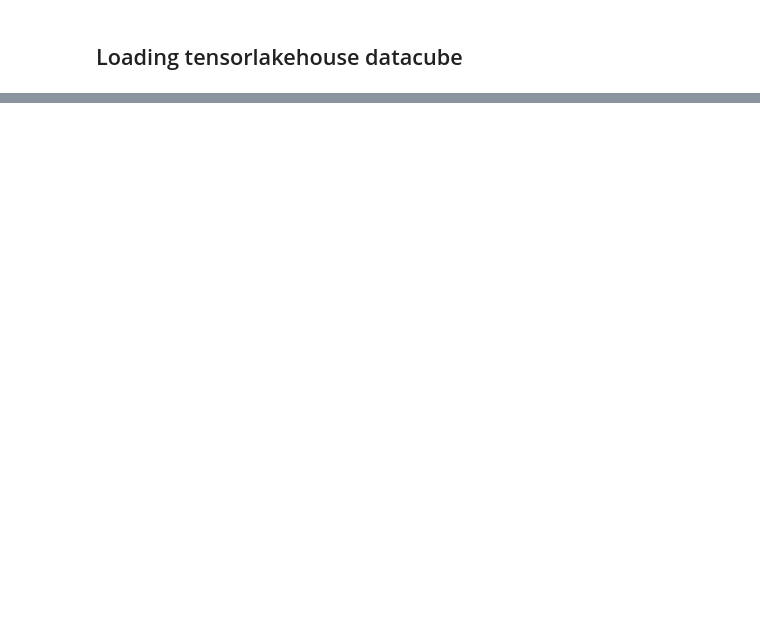
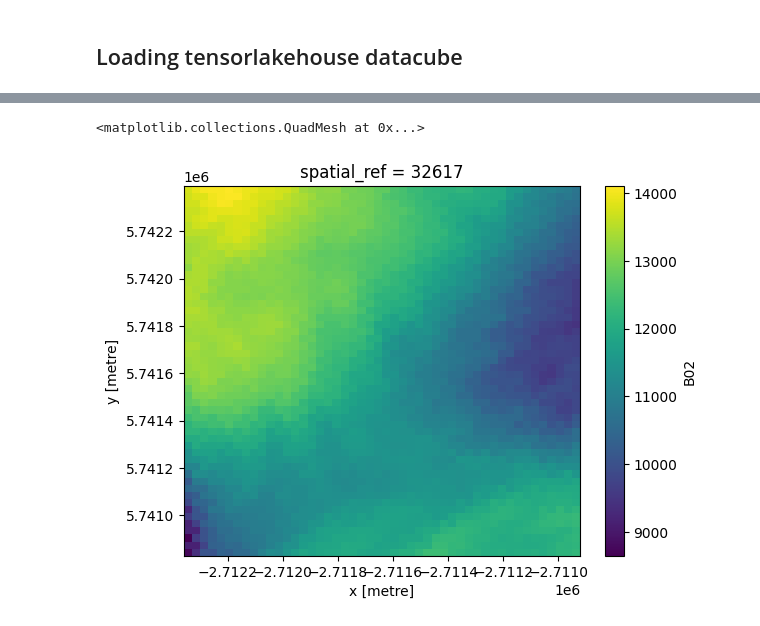
Before and after one commit to IBM/tensorlakehouse-openeo-driver, a Jupyter notebook: tutorials/HLSS30.ipynb, the cells around one changed output, grey strips where cells are left out. Saved outputs shown, nothing was run; the diff lists cells and outputs as text; code cells hidden in the pictures; blank space fills up the shorter version.

```diff
--- a/tutorials/HLSS30.ipynb
+++ b/tutorials/HLSS30.ipynb
@@ -378,0 +288,4 @@ da.isel({"time":0}).plot()
+# %%
+path = data_dir / f"test_{collection_id}.nc"
+cube.download(path)
+print(f"File has been downloaded: {path}")
@@ -378,0 +295,3 @@ da.isel({"time":0}).plot()
+# %%
+ds = xr.open_dataset(path)
+ds
@@ -378,0 +309,6 @@ da.isel({"time":0}).plot()
+# %%
+band = bands[0]
+ds[band].plot()
+# %% [output]
+<matplotlib.collections.QuadMesh at 0x...>
+[figure, added]
```
Also changed, not shown: parts of 16 cells of this notebook, 40 other files.
